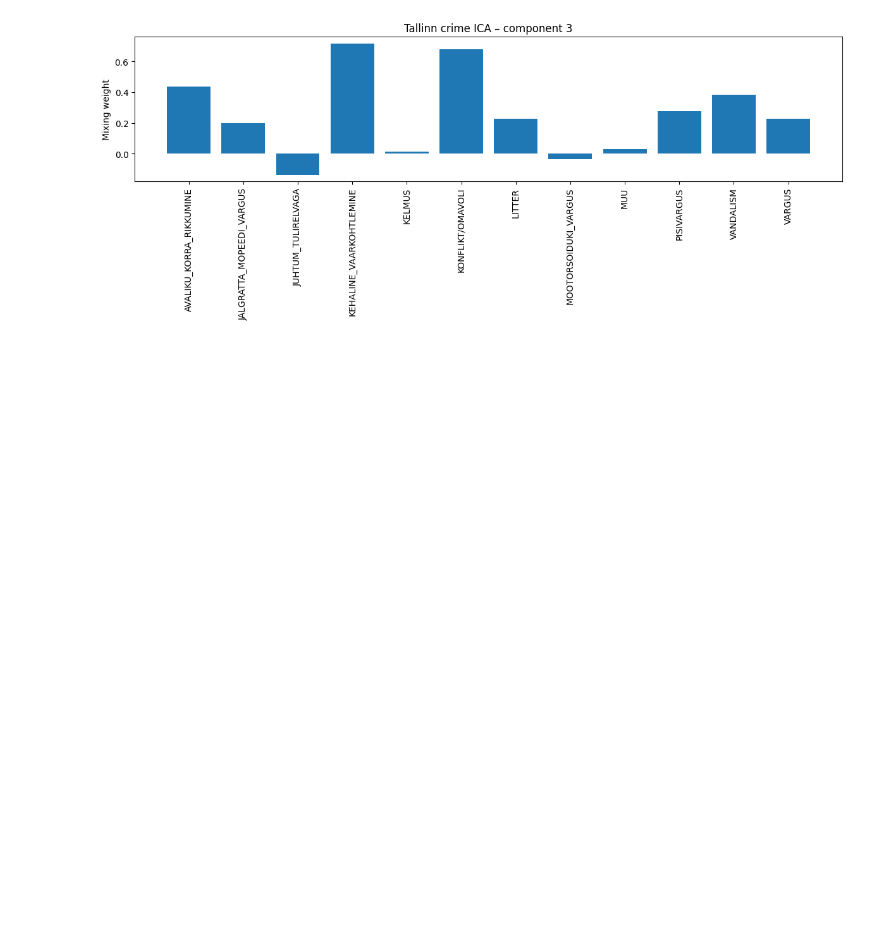
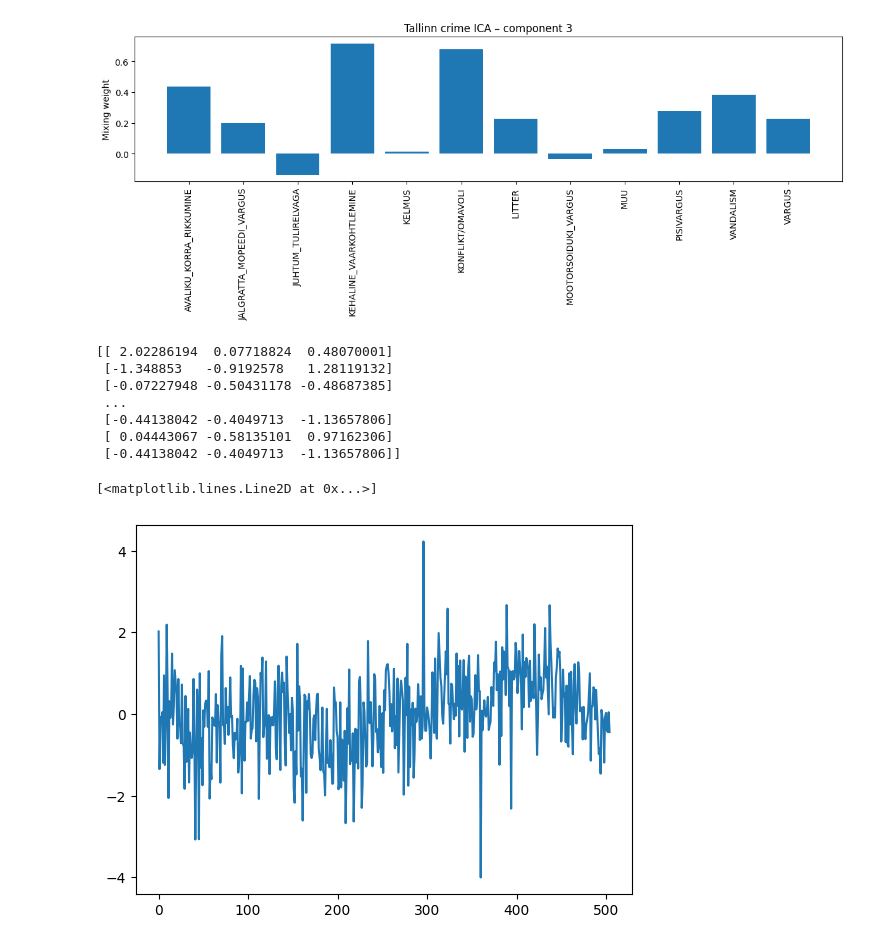
Before and after one commit to mariakesa/CrimeStats, a Jupyter notebook: FactorAnalysis/pca.ipynb, the cells around one changed output. Drawn from its saved outputs; the diff is of its cells as text; code cells hidden in the pictures; blank space fills up the shorter version.

```diff
--- a/FactorAnalysis/pca.ipynb
+++ b/FactorAnalysis/pca.ipynb
@@ -317,3 +317,16 @@ for j in range(k):
 [figure]
 [figure]
 [figure]
+# %%
+print(S)
+plt.plot(S[:,0])
+# %% [output]
+[[ 2.02286194  0.07718824  0.48070001]
+ [-1.348853   -0.9192578   1.28119132]
+ [-0.07227948 -0.50431178 -0.48687385]
+ ...
+ [-0.44138042 -0.4049713  -1.13657806]
+ [ 0.04443067 -0.58135101  0.97162306]
+ [-0.44138042 -0.4049713  -1.13657806]]
+[<matplotlib.lines.Line2D at 0x...>]
+[figure, added]
```
Also changed, not shown: 2 other files.
